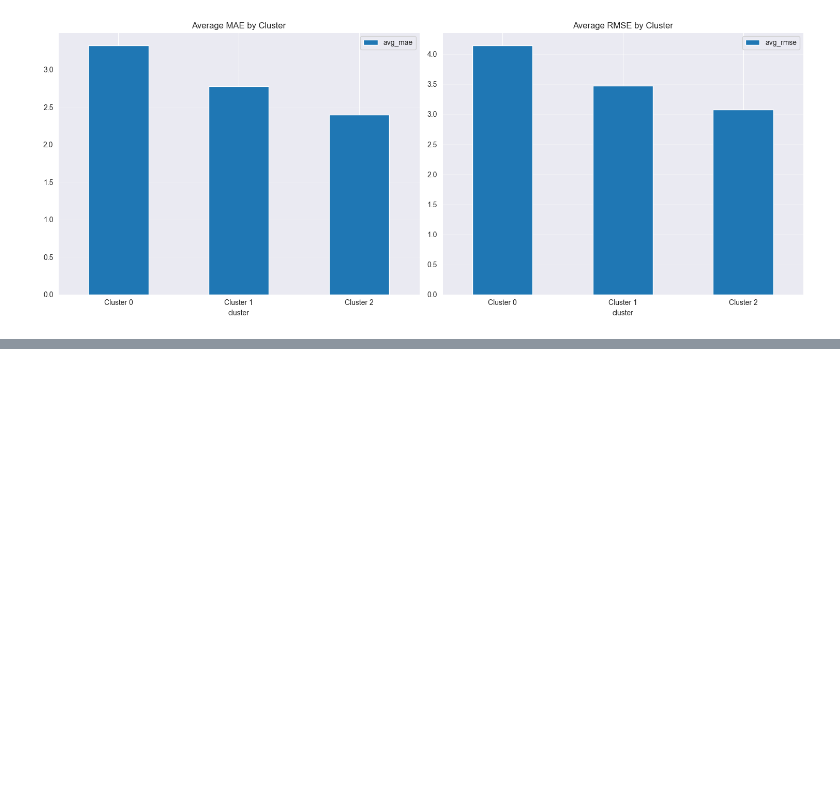
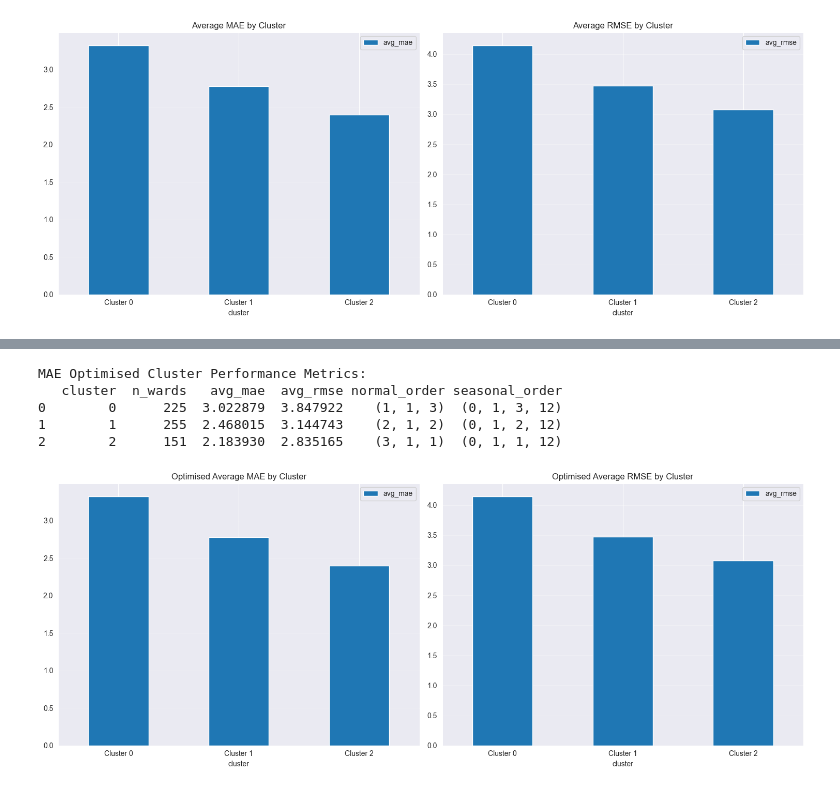
Before and after one commit to EvatsugDnalloR/MD_CBL-Group_2, a Jupyter notebook: clustering_sarima_opt.ipynb, the cells around one changed output, grey strips where cells are left out. Cells and saved outputs as stored; diff of their text form; code cells hidden in the pictures; blank space fills up the shorter version.

Commit message:
performed and showed a full round of clustering optimsation results

```diff
--- a/clustering_sarima_opt.ipynb
+++ b/clustering_sarima_opt.ipynb
@@ -211,6 +211,7 @@ def analyze_ward_cluster(args):
             'cluster': cluster_id,
             'residuals': residuals,
             'predicted': preds.values,
+            "fitting_score": np.var(preds.values) / np.var(test['Count'].values),
             'actual': test['Count'].values,
             'orders_normal': orders['normal'],
             'orders_seasonal': orders['seasonal']
@@ -270,6 +271,7 @@ for cluster_id in range(3):
         'n_wards': len(cluster_data),
         'avg_mae': cluster_mae,
         'avg_rmse': cluster_rmse,
+        "avg_fitting_score": cluster_data['fitting_score'].mean(),
         'normal_order': CLUSTER_ORDERS[cluster_id]['normal'],
         'seasonal_order': CLUSTER_ORDERS[cluster_id]['seasonal']
     })
@@ -277,13 +279,14 @@ for cluster_id in range(3):
 # Display results
 cluster_metrics = pd.DataFrame(cluster_results)
 print("\nCluster Performance Metrics:")
-print(cluster_metrics[['cluster', 'n_wards', 'avg_mae', 'avg_rmse', 'normal_order', 'seasonal_order']])
+print(cluster_metrics[['cluster', 'n_wards', 'avg_mae', 'avg_rmse', "avg_fitting_score", 'normal_order', 'seasonal_order']])
 
 # Visualize comparison
-fig, ax = plt.subplots(1, 2, figsize=(15, 6))
+fig, ax = plt.subplots(1, 3, figsize=(15, 6))
 cluster_metrics.plot(x='cluster', y='avg_mae', kind='bar', ax=ax[0], title='Average MAE by Cluster')
 cluster_metrics.plot(x='cluster', y='avg_rmse', kind='bar', ax=ax[1], title='Average RMSE by Cluster')
-for i in range(2):
+cluster_metrics.plot(x="cluster", y="avg_fitting_score", kind='bar', ax=ax[2], title='Average Fitting Score by Cluster')
+for i in range(3):
     ax[i].set_xticklabels([f'Cluster {i}' for i in cluster_metrics['cluster']], rotation=0)
     ax[i].grid(axis='y', alpha=0.3)
 plt.tight_layout()
@@ -373,6 +376,7 @@ for ward in cluster_results.to_dict('records'):
     ward['final_pred'] = adj_pred if method == 'adjusted' else ward['predicted']
     ward['final_mae'] = final_mae
     ward['method_used'] = method
+    ward["final_residual"] = ward["actual"] - ward["final_pred"]
     new_results.append(ward)
 
 warnings.filterwarnings("default")
@@ -404,3 +408,42 @@ Correlation between NoCarPct and MAE:
+# %%
+# Show the metrics after MAE optimsation
+
+new_cluster_results = []
+for cluster_id in range(3):
+    new_cluster_data = new_results_df[new_results_df['cluster'] == cluster_id]
+    new_cluster_mae = new_cluster_data['final_residual'].apply(lambda x: np.mean(np.abs(x))).mean()
+    new_cluster_rmse = new_cluster_data['final_residual'].apply(lambda x: np.sqrt(np.mean(np.square(x)))).mean()
+
+    new_cluster_results.append({
+        'cluster': cluster_id,
+        'n_wards': len(new_cluster_data),
+        'avg_mae': new_cluster_mae,
+        'avg_rmse': new_cluster_rmse,
+        'normal_order': CLUSTER_ORDERS[cluster_id]['normal'],
+        'seasonal_order': CLUSTER_ORDERS[cluster_id]['seasonal']
+    })
+
+# Display results
+new_cluster_metrics = pd.DataFrame(new_cluster_results)
+print("\nMAE Optimised Cluster Performance Metrics:")
+print(new_cluster_metrics[['cluster', 'n_wards', 'avg_mae', 'avg_rmse', 'normal_order', 'seasonal_order']])
+
+# Visualize comparison
+fig, ax = plt.subplots(1, 2, figsize=(15, 6))
+cluster_metrics.plot(x='cluster', y='avg_mae', kind='bar', ax=ax[0], title='Optimised Average MAE by Cluster')
+cluster_metrics.plot(x='cluster', y='avg_rmse', kind='bar', ax=ax[1], title='Optimised Average RMSE by Cluster')
+for i in range(2):
+    ax[i].set_xticklabels([f'Cluster {i}' for i in new_cluster_metrics['cluster']], rotation=0)
+    ax[i].grid(axis='y', alpha=0.3)
+plt.tight_layout()
+plt.show()
+# %% [output]
+MAE Optimised Cluster Performance Metrics:
+   cluster  n_wards   avg_mae  avg_rmse normal_order seasonal_order
+0        0      225  3.022879  3.847922    (1, 1, 3)  (0, 1, 3, 12)
+1        1      255  2.468015  3.144743    (2, 1, 2)  (0, 1, 2, 12)
+2        2      151  2.183930  2.835165    (3, 1, 1)  (0, 1, 1, 12)
+[figure, added]
 # %%
 def plot_ward_predictions(row):
     # Create a new figure for each ward
```
Also changed, not shown: parts of 3 cells of this notebook.
